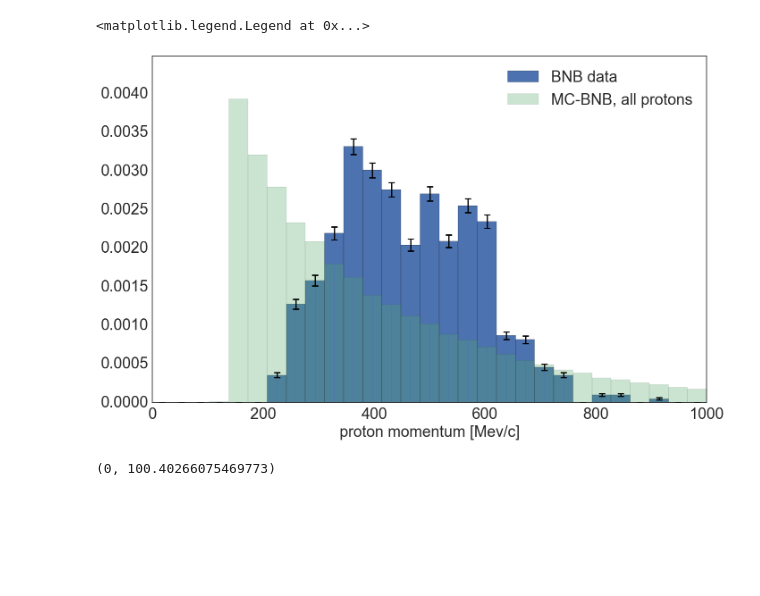
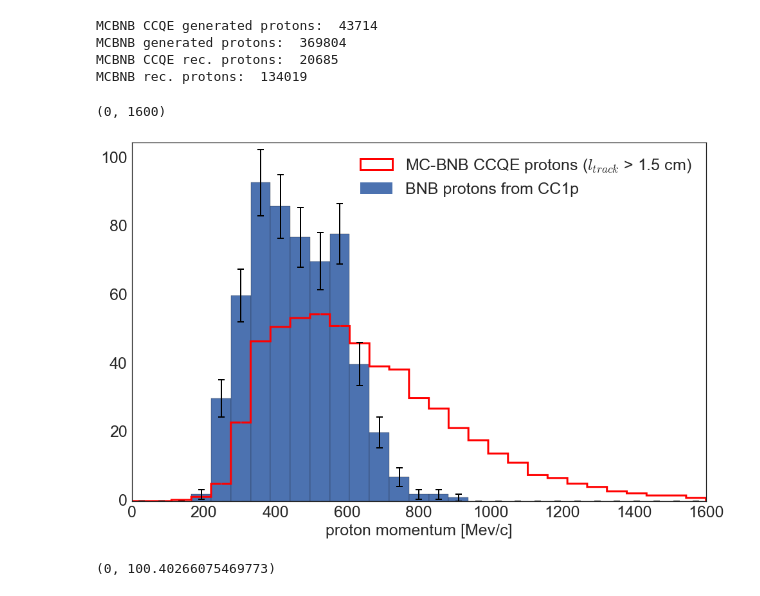
Before and after one commit to erezcoh4/AnalysisTreesInformation, a Jupyter notebook: AnaTreesPackage/notebooks/CCQE_events_anafile_plos.ipynb, the cells around one changed output. Drawn from its saved outputs; the diff is of its cells as text; code cells hidden in the pictures; blank space fills up the shorter version.

```diff
--- a/AnaTreesPackage/notebooks/CCQE_events_anafile_plos.ipynb
+++ b/AnaTreesPackage/notebooks/CCQE_events_anafile_plos.ipynb
@@ -14,21 +8,38 @@ mixed = pd.read_csv('/Users/erezcohen/Desktop/uBoone/analysis/AnaFiles/BNB_ANA/F
 # %%
 MCBNB_gen = pd.read_csv('/Users/erezcohen/Desktop/uBoone/AnalysisTreesAna/FeaturesFiles/g4_features_MC_BNB_AnalysisTrees.csv')
 MCBNB_gen_protons = MCBNB_gen[(MCBNB_gen.pdg==2212) & (MCBNB_gen.primary==1)]
+MCBNB_rec = pd.read_csv('/Users/erezcohen/Desktop/uBoone/AnalysisTreesAna/FeaturesFiles/full_features_MC_BNB_AnalysisTrees.csv')
+MCBNB_rec_protons = MCBNB_rec[(MCBNB_rec.MCpdgCode==2212)  & (MCBNB_rec.process_primary==1)]
+# %%
+MCBNB_gen_CCQE_protons = MCBNB_gen_protons[MCBNB_gen_protons.truth_ccnc==1]
+print 'MCBNB CCQE generated protons: ',len(MCBNB_gen_CCQE_protons)
+print 'MCBNB generated protons: ',len(MCBNB_gen_protons)
+
+MCBNB_rec_CCQE_protons = MCBNB_rec_protons[(MCBNB_rec_protons.truth_ccnc==1) & (MCBNB_rec_CCQE_protons.length>1.5)]
+print 'MCBNB CCQE rec. protons: ',len(MCBNB_rec_CCQE_protons)
+print 'MCBNB rec. protons: ',len(MCBNB_rec_protons)
+# %% [output]
+MCBNB CCQE generated protons:  43714
+MCBNB generated protons:  369804
+MCBNB CCQE rec. protons:  20685
+MCBNB rec. protons:  134019
 # %%
-bins=np.linspace(0,1000,30)
+bins=np.linspace(0,1600,30)
 ax , h , bins , patches = plot_1d_hist( data.p_P ,
                                        bins=bins ,
-                                       xlabel='proton momentum [Mev/c]' , figsize=(16,10)
-                                      ,normed=1
-                                      ,label='BNB data');
-plt.hist(1000*MCBNB_gen_protons.P,bins=bins,normed=1,alpha=0.3,label='MC-BNB, all protons')
+                                       xlabel='proton momentum [Mev/c]' , figsize=(16,10));
+weights = (float(len(data))/len(MCBNB_rec_CCQE_protons))*(MCBNB_rec_CCQE_protons.truth_P/MCBNB_rec_CCQE_protons.truth_P)
+plt.hist(1000*MCBNB_rec_CCQE_protons.truth_P,bins=bins,weights=weights
+         ,label='MC-BNB CCQE protons ($l_{track}$ > 1.5 cm)',histtype='step',linewidth=3,color='red')
+
 mid = 0.5*(bins[1:] + bins[:-1])
-ax.bar(mid, h, yerr=np.sqrt(h)/len(data.p_P), linewidth=0,error_kw=dict(ecolor='black', lw=2, capsize=5, capthick=2))
-ax.set_ylim(0,1.02*np.max(h+np.sqrt(h)/len(data.p_P))+0.001)
-plt.legend(fontsize=25)
+ax.bar(mid, h, yerr=np.sqrt(h), linewidth=0,error_kw=dict(ecolor='black', lw=2, capsize=5, capthick=2),label='BNB protons from CC1p')
+plt.legend(loc='best',fontsize=25)
+ax.set_ylim(0,1.02*np.max(h+np.sqrt(h)))
+ax.set_xlim(0,1600)
 # %% [output]
-<matplotlib.legend.Legend at 0x...>
+(0, 1600)
-[figure, old version]
+[figure, new version]
 # %%
 ax , h , bins , patches = plot_1d_hist( data.mu_P ,
                                        bins=np.linspace(0,1000,30) ,
```
Also changed, not shown: parts of 4 cells of this notebook, 2 other files.
